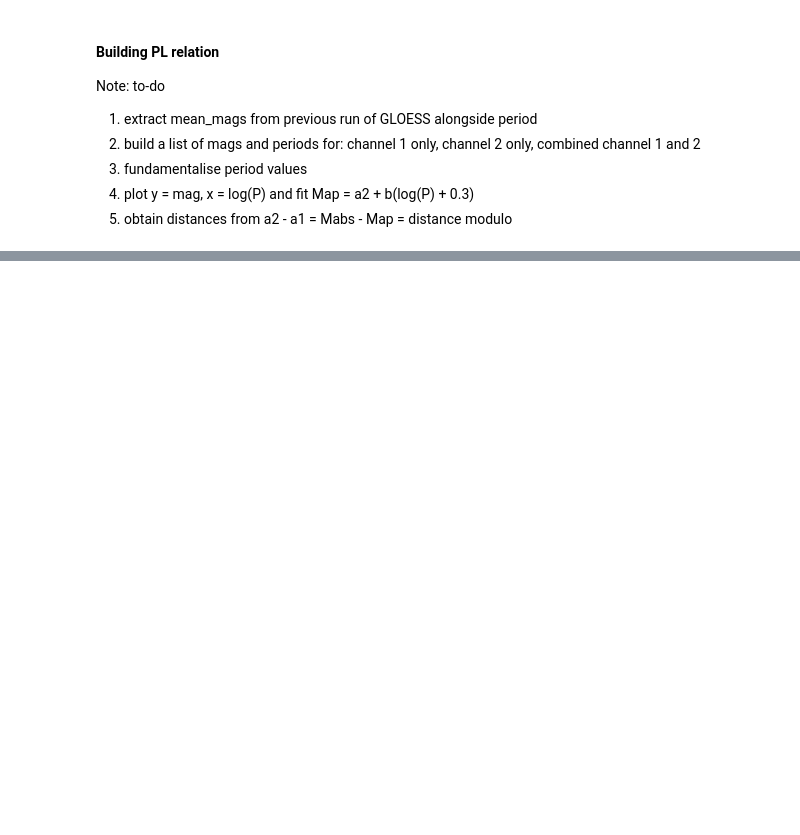
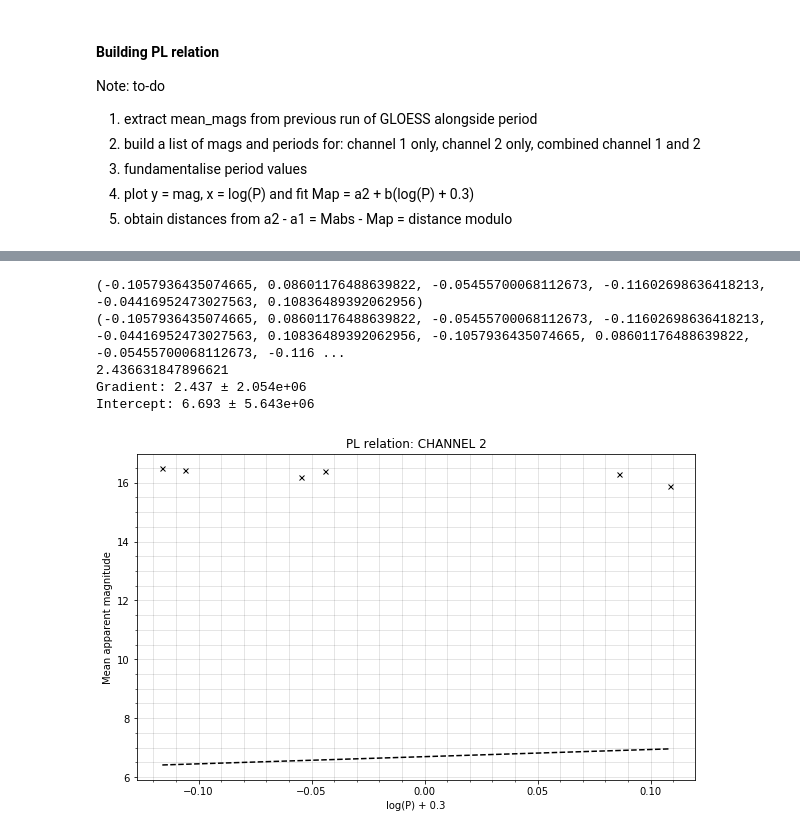
Before and after one commit to ltb24/Luke_RRLs_project, a Jupyter notebook: photometry_intro/Photometry_version_1_PAL5.ipynb, the cells around one changed output, grey strips where cells are left out. Drawn from its saved outputs; the diff is of its cells as text; code cells hidden in the pictures; blank space fills up the shorter version.

```diff
--- a/photometry_intro/Photometry_version_1_PAL5.ipynb
+++ b/photometry_intro/Photometry_version_1_PAL5.ipynb
@@ -1250 +1231,80 @@ print(P_1)
+# %%
+## EXTRACTING MEAN MAGNITUDES AND PERIODS FROM GLOESS ##
+
+## CHANNEL 1 ONLY ##
+av_mag1 = [16.351838, 16.173395, 16.283845]
+P_1 = [0.29322862, 0.3299461, 0.3379329]
+## CHANNEL 2 ONLY ##
+av_mag2 = 16.446748, 16.29259, 16.206751, 16.486142, 16.388659, 15.902617
+P_2 = [0.29322862, 0.45604927, 0.3299461, 0.2864, 0.3379329, 0.64322793]
+## BOTH CHANNELS ##
+#av_magb = []
+#P_b = []
+# %%
+## FUNDAMENTALISE PERIODS: log(P) + 0.127
+## CITE: http://articles.adsabs.harvard.edu/pdf/1974ARA%26A..12..215I
+
+#P1_FO, P2_FO = [], []
+#P1_FO, P2_FO = (np.log10(P_1) + 0.127), (np.log10(P_2) + 0.127)
+def fund_p(P):
+    return np.log10(P) + 0.127 + 0.3
+def log_p(P):
+    return np.log10(P) + 0.3
+
+P2_F = fund_p(0.29322862), fund_p(0.45604927), fund_p(0.3299461), fund_p(0.2864), fund_p(0.3379329), log_p(0.64322793)
+print(P2_F)
+temp = P2_F * 2
+print(temp)
+log_P = P2_F
+
+## CHANNEL SELECT ##
+channel = 2
+if (channel == 1) or (channel == '3p6um'):
+    a1     = -0.40    ## VALUES FROM: NEELEY ET AL. 2019
+    a1_unc = 0.03
+    b      = -2.78
+    b_unc  = 0.38
+if (channel == 2) or (channel == '4p5um'):
+    a1     = -0.41    ## VALUES FROM: NEELEY ET AL. 2019
+    a1_unc = 0.03
+    b      = -2.83
+    b_unc  = 0.39
+
+## LINE TO FIT ##
+
+def func(intercept, slope, P):
+    return intercept + slope * P
+slope = -2.83
+## USE CHANNEL 2 DATA
+popt, pcov = curve_fit(func, P2_F, av_mag2)
+
+slope = popt[0]
+print(popt[0])
+intercept = popt[1]
+unc_slope = np.sqrt(float(pcov[0][0]))
+unc_intercept = np.sqrt(float(pcov[1][1]))
+
+print('Gradient: {0:.4g} ± {1:.4g}'.format(slope, unc_slope))
+print('Intercept: {0:.4g} ± {1:.4g}'.format(intercept, unc_intercept))
+
+fig = plt.figure(figsize = (10, 6))
+ax = fig.add_subplot(1,1,1)
+ax.errorbar(P2_F, av_mag2, xerr = None, yerr = None, marker = 'x', color = 'black', markersize = 5, capsize = 3, linestyle = 'None')
+ax.set_xlabel('log(P) + 0.3')
+ax.set_ylabel('Mean apparent magnitude')
+x = np.linspace(min(P2_F), max(P2_F), 100)
+ax.plot(x, x * slope + intercept, linestyle = '--', color = 'black')
+plt.title('PL relation: CHANNEL {0}'.format(channel))
+plt.minorticks_on()
+plt.grid(b = True, which = 'major', lw = .5, alpha = .2, color = 'black')
+plt.grid(b = True, which = 'minor', lw = .5, alpha = .2, color = 'black')
+#plt.gca().invert_yaxis()
+plt.show()
+# %% [output]
+(-0.1057936435074665, 0.08601176488639822, -0.05455700068112673, -0.11602698636418213, -0.04416952473027563, 0.10836489392062956)
+(-0.1057936435074665, 0.08601176488639822, -0.05455700068112673, -0.11602698636418213, -0.04416952473027563, 0.10836489392062956, -0.1057936435074665, 0.08601176488639822, -0.05455700068112673, -0.116 ...
+2.436631847896621
+Gradient: 2.437 ± 2.054e+06
+Intercept: 6.693 ± 5.643e+06
+[figure, added]
 # %%
```
Also changed, not shown: parts of 7 cells of this notebook, 8 other files.
